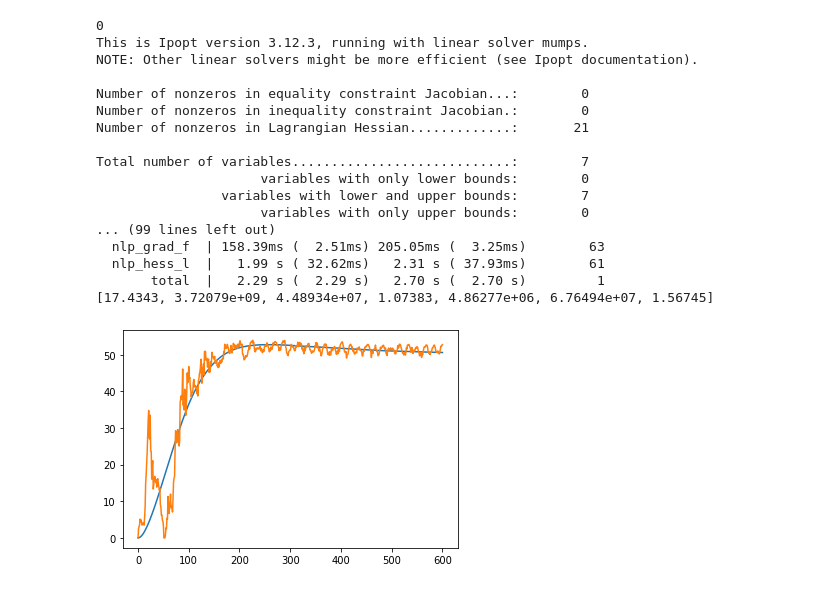
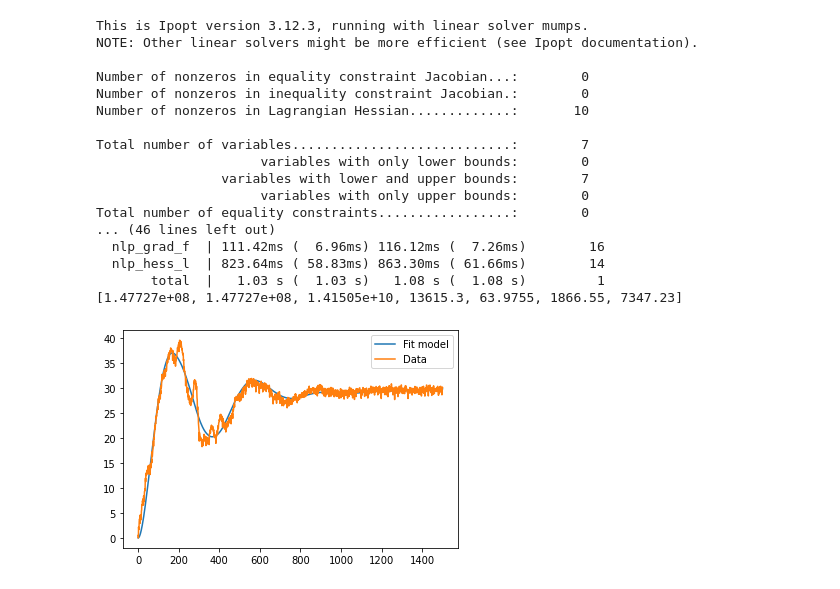
Before and after one commit to khaninger/autodiff_dynamic_systems, a Jupyter notebook: model_fitting.ipynb, the cells around one changed output. Saved outputs shown, nothing was run; the diff lists cells and outputs as text; code cells hidden in the pictures.

```diff
--- a/model_fitting.ipynb
+++ b/model_fitting.ipynb
@@ -56,11 +42,0 @@ plt.show()
-# %%
-import csv
-def import_csv(name):
-    with open(name) as csv_file:
-        csv_reader = csv.reader(csv_file, delimiter=',')
-        f = []
-        x = []
-        for row in csv_reader:
-            x.append(float(row[0]))
-            f.append(float(row[1]))
-    return x,f
@@ -67,36 +82,45 @@ def import_csv(name):
 # %%
-x0 = ca.MX.zeros(4,1)
-p0 = [10, 5, 10, 10, 5, 150, 20]
-x,f = import_csv('data/yellow_feet_coll.csv')
-u = x
-y = G_x_to_f2.simulate(u, x0, dt=0.001)
-print(y[0])
-ym = f
+#um, ym = import_csv('data/yellow_feet_coll.csv')
+#um,ym = import_csv('data/yellow_feet_imco.csv')
+um, ym = import_csv('data/yellow_surf_imco.csv')
+#um, ym = import_csv('data/flex_jt_imco.csv')
+#um = um[:1100]
+#ym = ym[:1100]
+x0 = ca.MX.zeros(2,1)
+p0 = [9.89975e+2, 9.89975e+2, 9.89975e+4, 1747.9, 18.03817, 275.8104, 2729.28]
+y, _ = G_x_to_f.simulate(um, x0, dt=0.001)
+
+#x0 = ca.MX.zeros(4,1)
+#p0 = [17296.6, 1.25968e+03, 2e4, 4.79407e+06, 7.32443e+06, 2.38322e+08, 1e+8]
+#y, _ = G_x_to_f2.simulate(um, x0, dt=0.001)
 nlp = {'x':ca.vertcat(*p), 'f':ca.sumsqr(ca.vertcat(*y)-ym)}
 solver = ca.nlpsol('solver','ipopt',nlp)
-soln = solver(x0 = p0, lbx = 0.1, ubx = 1e10)
+soln = solver(x0 = p0, lbx = -10, ubx = 1e15)
 print(soln['x'])
-y_num = y_eval(*ca.vertsplit(soln['x']))
+y_eval = ca.Function('y_eval', [ca.vertcat(*p)], y)
+
+y_num = y_eval(soln['x'])
 plt.figure()
 plt.plot(y_num, label='Fit model')
 plt.plot(ym, label='Data')
+plt.legend()
 plt.show()
 # %% [output]
-0
 This is Ipopt version 3.12.3, running with linear solver mumps.
 NOTE: Other linear solvers might be more efficient (see Ipopt documentation).
 
 Number of nonzeros in equality constraint Jacobian...:        0
 Number of nonzeros in inequality constraint Jacobian.:        0
-Number of nonzeros in Lagrangian Hessian.............:       21
+Number of nonzeros in Lagrangian Hessian.............:       10
 
 Total number of variables............................:        7
                      variables with only lower bounds:        0
                 variables with lower and upper bounds:        7
                      variables with only upper bounds:        0
-... (99 lines left out)
-  nlp_grad_f  | 158.39ms (  2.51ms) 205.05ms (  3.25ms)        63
-  nlp_hess_l  |   1.99 s ( 32.62ms)   2.31 s ( 37.93ms)        61
-       total  |   2.29 s (  2.29 s)   2.70 s (  2.70 s)         1
-[17.4343, 3.72079e+09, 4.48934e+07, 1.07383, 4.86277e+06, 6.76494e+07, 1.56745]
+Total number of equality constraints.................:        0
+... (46 lines left out)
+  nlp_grad_f  | 111.42ms (  6.96ms) 116.12ms (  7.26ms)        16
+  nlp_hess_l  | 823.64ms ( 58.83ms) 863.30ms ( 61.66ms)        14
+       total  |   1.03 s (  1.03 s)   1.08 s (  1.08 s)         1
+[1.47727e+08, 1.47727e+08, 1.41505e+10, 13615.3, 63.9755, 1866.55, 7347.23]
-[figure, old version]
+[figure, new version]
```
Also changed, not shown: parts of 3 cells of this notebook, 6 other files.
